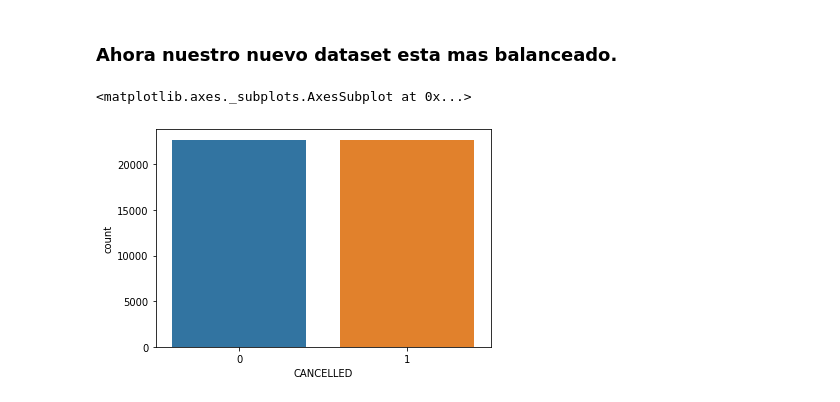
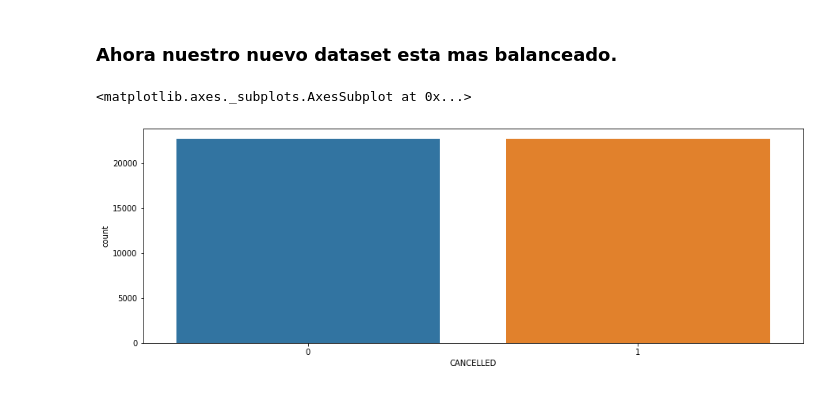
Before and after one commit to AlbertoCasadoPeguero/Flights, a Jupyter notebook: Flights.ipynb, the cells around one changed output. Cells and saved outputs as stored; diff of their text form; code cells hidden in the pictures.

```diff
--- a/Flights.ipynb
+++ b/Flights.ipynb
@@ -122,7 +125,8 @@ dataset_downsampled = pd.concat([data_downsampled, cancelados])
 # %% [markdown]
 ### Ahora nuestro nuevo dataset esta mas balanceado.
 # %%
+plt.figure(figsize = (15, 5))
 sns.countplot(dataset_downsampled['CANCELLED'])
 # %% [output]
 <matplotlib.axes._subplots.AxesSubplot at 0x...>
-[figure, old version]
+[figure, new version]
```
Also changed, not shown: parts of 26 cells of this notebook.
